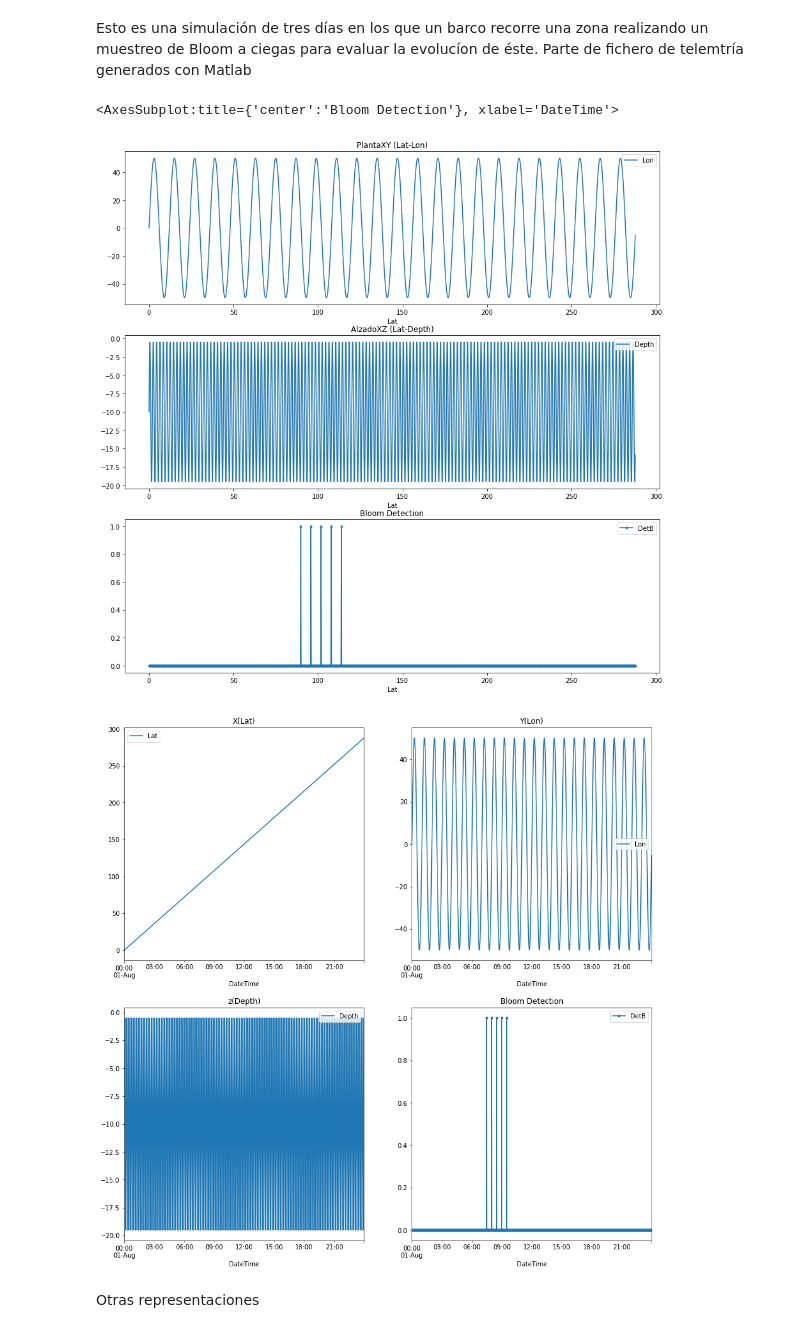
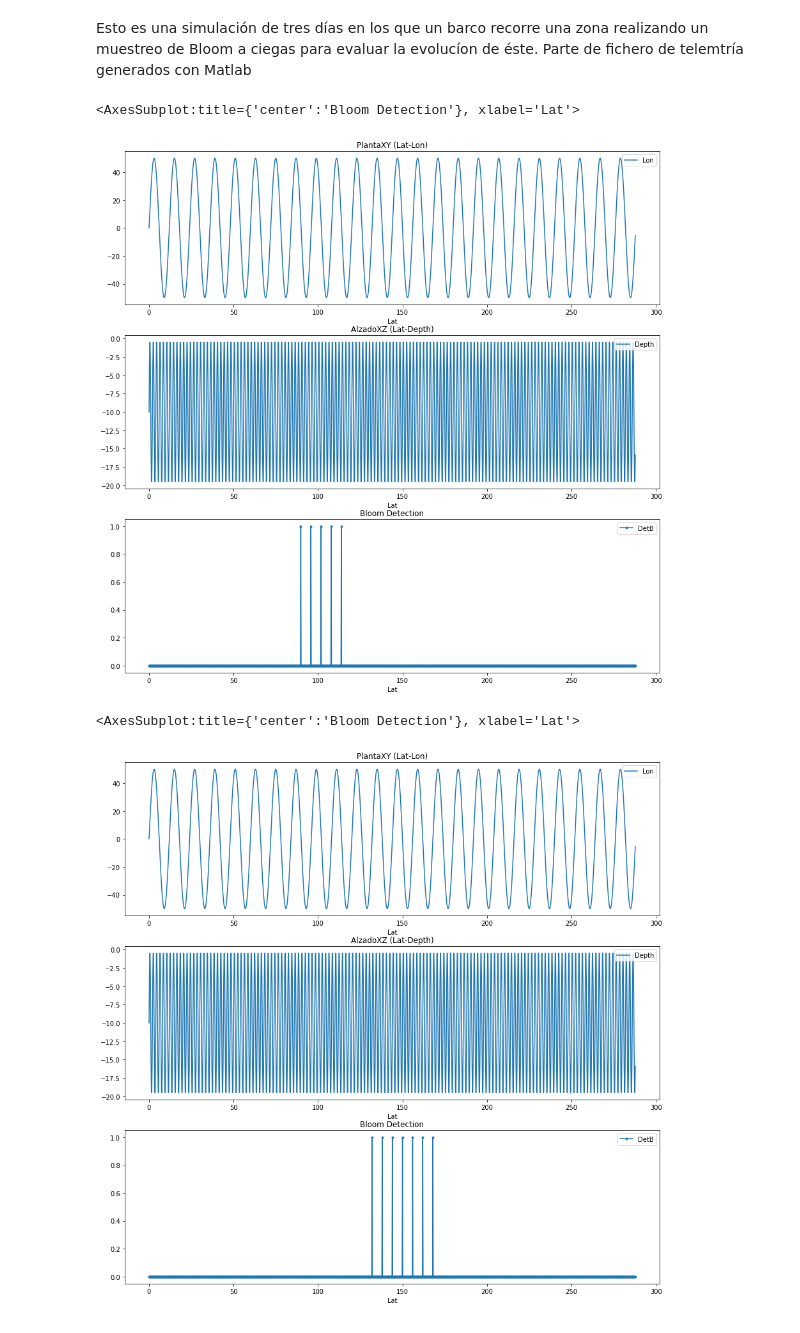
Before and after one commit to iscar-ucm/devs-bloom-public, a Jupyter notebook: Simulacion3days.ipynb, the cells around one changed output. Saved outputs shown, nothing was run; the diff lists cells and outputs as text; code cells hidden in the pictures.

```diff
--- a/Simulacion3days.ipynb
+++ b/Simulacion3days.ipynb
@@ -40,22 +40,32 @@ import matplotlib.pyplot as plt
 
 plt.rcParams["figure.figsize"] = (15,15)
 plt.close("all")
-
 fig, axes=plt.subplots(nrows=3,ncols=1)
-PB=pd.read_excel("./data/FileOut"+day+".xlsx")  #Lectura de resultados excel
-PB.plot(ax=axes[0],x='Lat',y='Lon',title='PlantaXY (Lat-Lon)')
-PB.plot(ax=axes[1],x='Lat',y='Depth',title='AlzadoXZ (Lat-Depth)')
-PB.plot(ax=axes[2],x='Lat',y='DetB',title='Bloom Detection',marker='.')
-
-fig, axes=plt.subplots(nrows=2,ncols=2)
-PB.plot(ax=axes[0,0],x='DateTime',y='Lat',title='X(Lat)')
-PB.plot(ax=axes[0,1],x='DateTime',y='Lon',title='Y(Lon)')
-PB.plot(ax=axes[1,0],x='DateTime',y='Depth',title='z(Depth)')
-#PB.plot(ax=axes[1,1],x='DateTime',y='DetB',title='Bloom Detection',kind='scatter')
-PB.plot(ax=axes[1,1],x='DateTime',y='DetB',title='Bloom Detection',marker='.')
+P1=pd.read_excel("./data/FileOut"+day+".xlsx")  #Lectura de resultados excel
+P1.plot(ax=axes[0],x='Lat',y='Lon',title='PlantaXY (Lat-Lon)')
+P1.plot(ax=axes[1],x='Lat',y='Depth',title='AlzadoXZ (Lat-Depth)')
+P1.plot(ax=axes[2],x='Lat',y='DetB',title='Bloom Detection',marker='.')
 # %% [output]
-<AxesSubplot:title={'center':'Bloom Detection'}, xlabel='DateTime'>
+<AxesSubplot:title={'center':'Bloom Detection'}, xlabel='Lat'>
 [figure]
-[figure, removed]
-# %% [markdown]
-Otras representaciones
+# %%
+#Day 20210801
+day="20210802"
+startdt=dt.datetime(2021,8,2,0,0,0)
+enddt=dt.datetime(2021,8,3,0,0,0)
+simseconds=(enddt-startdt).total_seconds()
+coupled = TestDay("Day"+day, start=startdt, day=day, log=False)
+coord = Coordinator(coupled, flatten=True)
+coord.initialize()
+coord.simulate_time(simseconds)
+coord.exit()
+# %%
+plt.close("all")
+fig, axes=plt.subplots(nrows=3,ncols=1)
+P2=pd.read_excel("./data/FileOut"+day+".xlsx")  #Lectura de resultados excel
+P2.plot(ax=axes[0],x='Lat',y='Lon',title='PlantaXY (Lat-Lon)')
+P2.plot(ax=axes[1],x='Lat',y='Depth',title='AlzadoXZ (Lat-Depth)')
+P2.plot(ax=axes[2],x='Lat',y='DetB',title='Bloom Detection',marker='.')
+# %% [output]
+<AxesSubplot:title={'center':'Bloom Detection'}, xlabel='Lat'>
+[figure, added]
```
Also changed, not shown: parts of 4 cells of this notebook.
